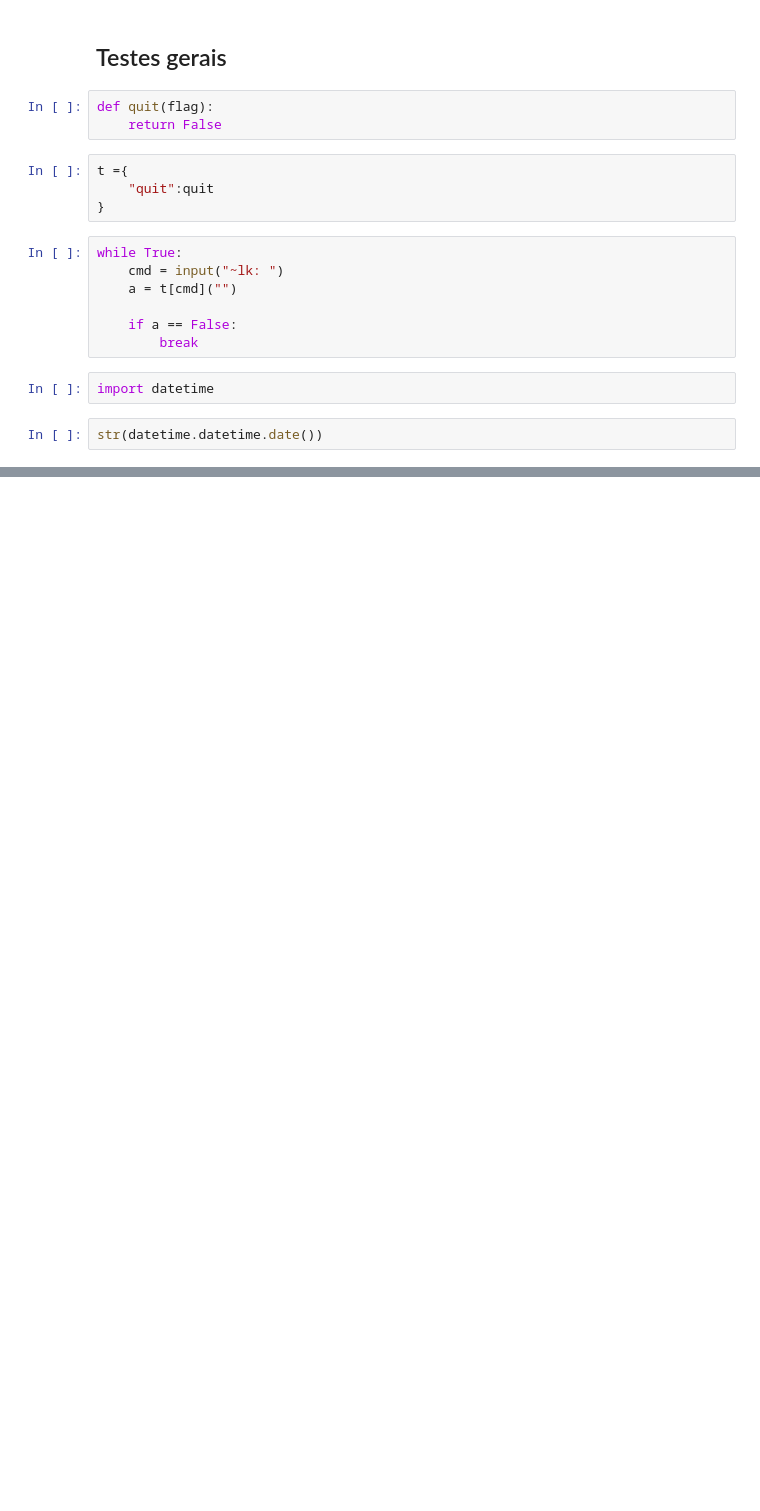
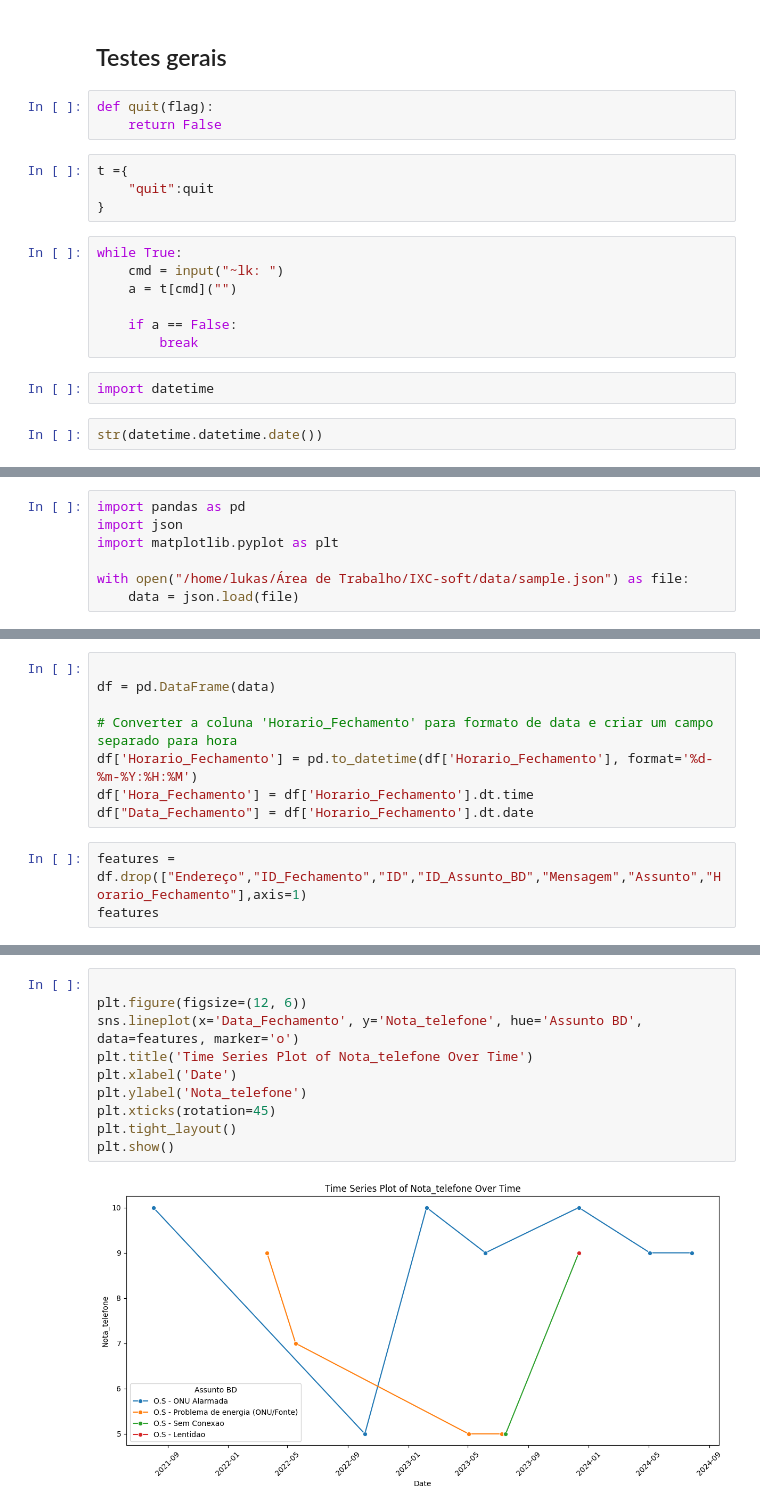
Before and after one commit to MAIA332/IXC-soft, a Jupyter notebook: visual/test_graph.ipynb, the cells around one changed output, grey strips where cells are left out. Drawn from its saved outputs; the diff is of its cells as text; blank space fills up the shorter version.

```diff
--- a/visual/test_graph.ipynb
+++ b/visual/test_graph.ipynb
@@ -107,0 +110,7 @@ str(datetime.datetime.date())
+# %%
+import pandas as pd
+import json
+import matplotlib.pyplot as plt
+
+with open("/home/lukas/Área de Trabalho/IXC-soft/data/sample.json") as file:
+    data = json.load(file)
@@ -107,0 +123,11 @@ str(datetime.datetime.date())
+# %%
+
+df = pd.DataFrame(data)
+
+# Converter a coluna 'Horario_Fechamento' para formato de data e criar um campo separado para hora
+df['Horario_Fechamento'] = pd.to_datetime(df['Horario_Fechamento'], format='%d-%m-%Y:%H:%M')
+df['Hora_Fechamento'] = df['Horario_Fechamento'].dt.time
+df["Data_Fechamento"] = df['Horario_Fechamento'].dt.date
+# %%
+features = df.drop(["Endereço","ID_Fechamento","ID","ID_Assunto_BD","Mensagem","Assunto","Horario_Fechamento"],axis=1)
+features
@@ -107,0 +161,12 @@ str(datetime.datetime.date())
+# %%
+
+plt.figure(figsize=(12, 6))
+sns.lineplot(x='Data_Fechamento', y='Nota_telefone', hue='Assunto BD', data=features, marker='o')
+plt.title('Time Series Plot of Nota_telefone Over Time')
+plt.xlabel('Date')
+plt.ylabel('Nota_telefone')
+plt.xticks(rotation=45)
+plt.tight_layout()
+plt.show()
+# %% [output]
+[figure, added]
```
Also changed, not shown: parts of 8 cells of this notebook, 5 other files.
